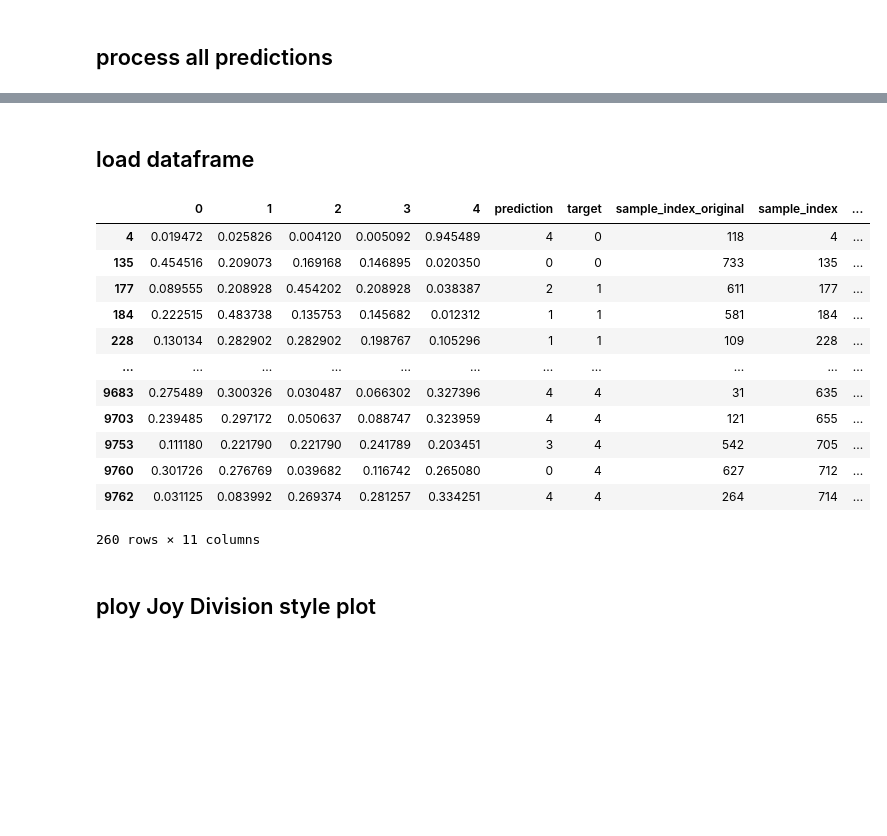
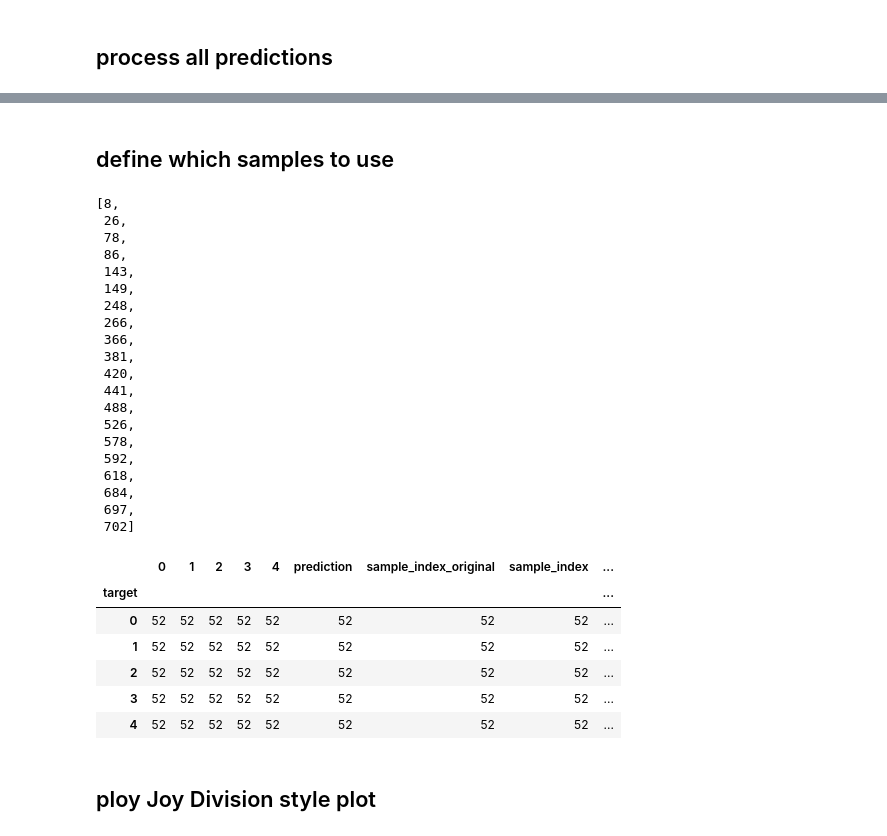
Before and after one commit to Jiaqing-ASU/logicnets, a Jupyter notebook: examples/jet_substructure/Initial_Diversity_Plots_Experiments.ipynb, the cells around one changed output, grey strips where cells are left out. Drawn from its saved outputs; the diff is of its cells as text; code cells hidden in the pictures; blank space fills up the shorter version.

```diff
--- a/examples/jet_substructure/Initial_Diversity_Plots_Experiments.ipynb
+++ b/examples/jet_substructure/Initial_Diversity_Plots_Experiments.ipynb
@@ -122,26 +181,59 @@ df_results
 # %% [markdown]
-## load dataframe
+## define which samples to use
+# %%
+np.random.seed(0)
+
+n_classes = 5
+n_samples = 20
+n_samples_per_class = n_samples//n_classes
+
+# loop over n_classes and sample from each
+use_samples = []
+for target in range(n_classes):
+    df_target = df_results.loc[df_results.target.isin([target])]
+    target_samples = df_target.sample_index.unique()
+    use_samples += list(sorted(np.random.choice(target_samples, n_samples_per_class, replace=False)))
+
+use_samples
+# %% [output]
+[8,
+ 26,
+ 78,
+ 86,
+ 143,
+ 149,
+ 248,
+ 266,
+ 366,
+ 381,
+ 420,
+ 441,
+ 488,
+ 526,
+ 578,
+ 592,
+ 618,
+ 684,
+ 697,
+ 702]
 # %%
 np.random.seed(0)
 
 df = df_results.copy()
 df = df.loc[df.model_name.isin(['adaboost'])]
-df = df.loc[df.sample_index.isin(np.random.choice(df.sample_index, 20))]
+# df = df.loc[df.sample_index.isin(np.random.choice(df.sample_index, 20))]
+df = df.loc[df.sample_index.isin(use_samples)]
+df = df.sort_values('target')
 df
+df.groupby('target').count()
 # %% [output]
-|  | 0 | 1 | 2 | 3 | 4 | prediction | target | sample_index_original | sample_index | ... |
-| 4 | 0.019472 | 0.025826 | 0.004120 | 0.005092 | 0.945489 | 4 | 0 | 118 | 4 | ... |
-| 135 | 0.454516 | 0.209073 | 0.169168 | 0.146895 | 0.020350 | 0 | 0 | 733 | 135 | ... |
-| 177 | 0.089555 | 0.208928 | 0.454202 | 0.208928 | 0.038387 | 2 | 1 | 611 | 177 | ... |
-| 184 | 0.222515 | 0.483738 | 0.135753 | 0.145682 | 0.012312 | 1 | 1 | 581 | 184 | ... |
-| 228 | 0.130134 | 0.282902 | 0.282902 | 0.198767 | 0.105296 | 1 | 1 | 109 | 228 | ... |
-| ... | ... | ... | ... | ... | ... | ... | ... | ... | ... | ... |
-| 9683 | 0.275489 | 0.300326 | 0.030487 | 0.066302 | 0.327396 | 4 | 4 | 31 | 635 | ... |
-| 9703 | 0.239485 | 0.297172 | 0.050637 | 0.088747 | 0.323959 | 4 | 4 | 121 | 655 | ... |
-| 9753 | 0.111180 | 0.221790 | 0.221790 | 0.241789 | 0.203451 | 3 | 4 | 542 | 705 | ... |
-| 9760 | 0.301726 | 0.276769 | 0.039682 | 0.116742 | 0.265080 | 0 | 4 | 627 | 712 | ... |
-| 9762 | 0.031125 | 0.083992 | 0.269374 | 0.281257 | 0.334251 | 4 | 4 | 264 | 714 | ... |
+|  | 0 | 1 | 2 | 3 | 4 | prediction | sample_index_original | sample_index | ... |
+| target |  |  |  |  |  |  |  |  | ... |
+| 0 | 52 | 52 | 52 | 52 | 52 | 52 | 52 | 52 | ... |
+| 1 | 52 | 52 | 52 | 52 | 52 | 52 | 52 | 52 | ... |
+| 2 | 52 | 52 | 52 | 52 | 52 | 52 | 52 | 52 | ... |
+| 3 | 52 | 52 | 52 | 52 | 52 | 52 | 52 | 52 | ... |
+| 4 | 52 | 52 | 52 | 52 | 52 | 52 | 52 | 52 | ... |
-260 rows × 11 columns
 # %% [markdown]
 ## ploy Joy Division style plot
 # %%
```
Also changed, not shown: parts of 14 cells of this notebook.
